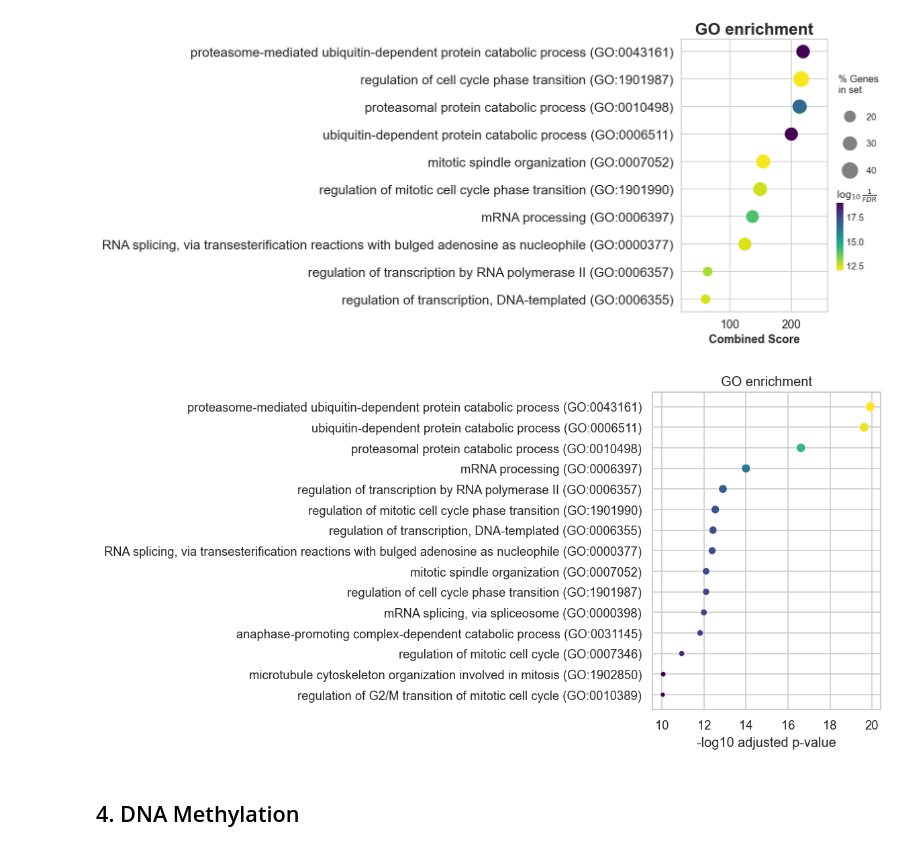
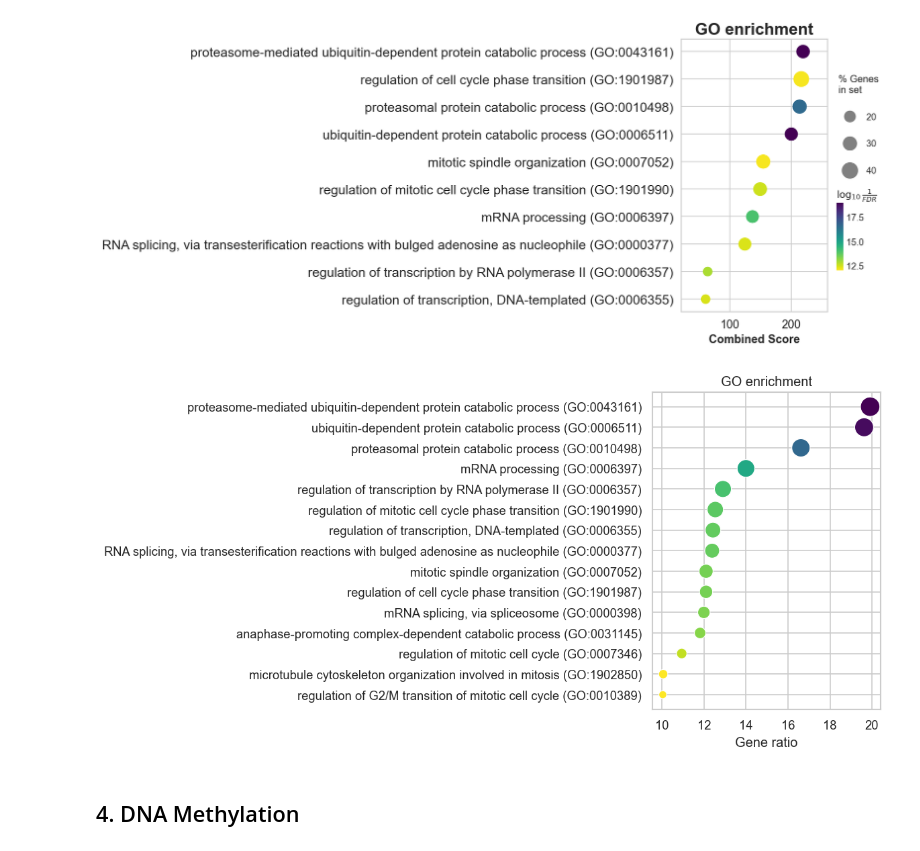
Before and after one commit to zyqqqq0122/CompSysBio2026, a Jupyter notebook: data_exploration_full_pipeline.ipynb, the cells around one changed output. Cells and saved outputs as stored; diff of their text form; code cells hidden in the pictures.

```diff
--- a/data_exploration_full_pipeline.ipynb
+++ b/data_exploration_full_pipeline.ipynb
@@ -470,26 +472,28 @@ gp.dotplot(enr.results, title="GO enrichment")
 # %%
 import seaborn as sns
 
 df = enr.results[(enr.results["Adjusted P-value"] < 0.05)].sort_values("Adjusted P-value").head(15)
 df["log_p"] = -np.log10(df["Adjusted P-value"])
 
 plt.figure(figsize=(10, 5))
 sns.scatterplot(
     data=df,
     x="log_p",
     y="Term",
     size="Overlap",
     hue="log_p",
-    palette="viridis",
+    palette="viridis_r",
+    sizes=(50, 300),
     legend=False
 )
-plt.xlabel("-log10 adjusted p-value")
+plt.xlabel("Gene ratio")
 plt.ylabel("")
 plt.title("GO enrichment")
 plt.tight_layout()
+# plt.savefig("GO_rnaseq.pdf")
 plt.show()
 # %% [output]
-[figure, old version]
+[figure, new version]
 # %%
 # GO up
 gp.enrichr(
```
Also changed, not shown: parts of 11 cells of this notebook.
